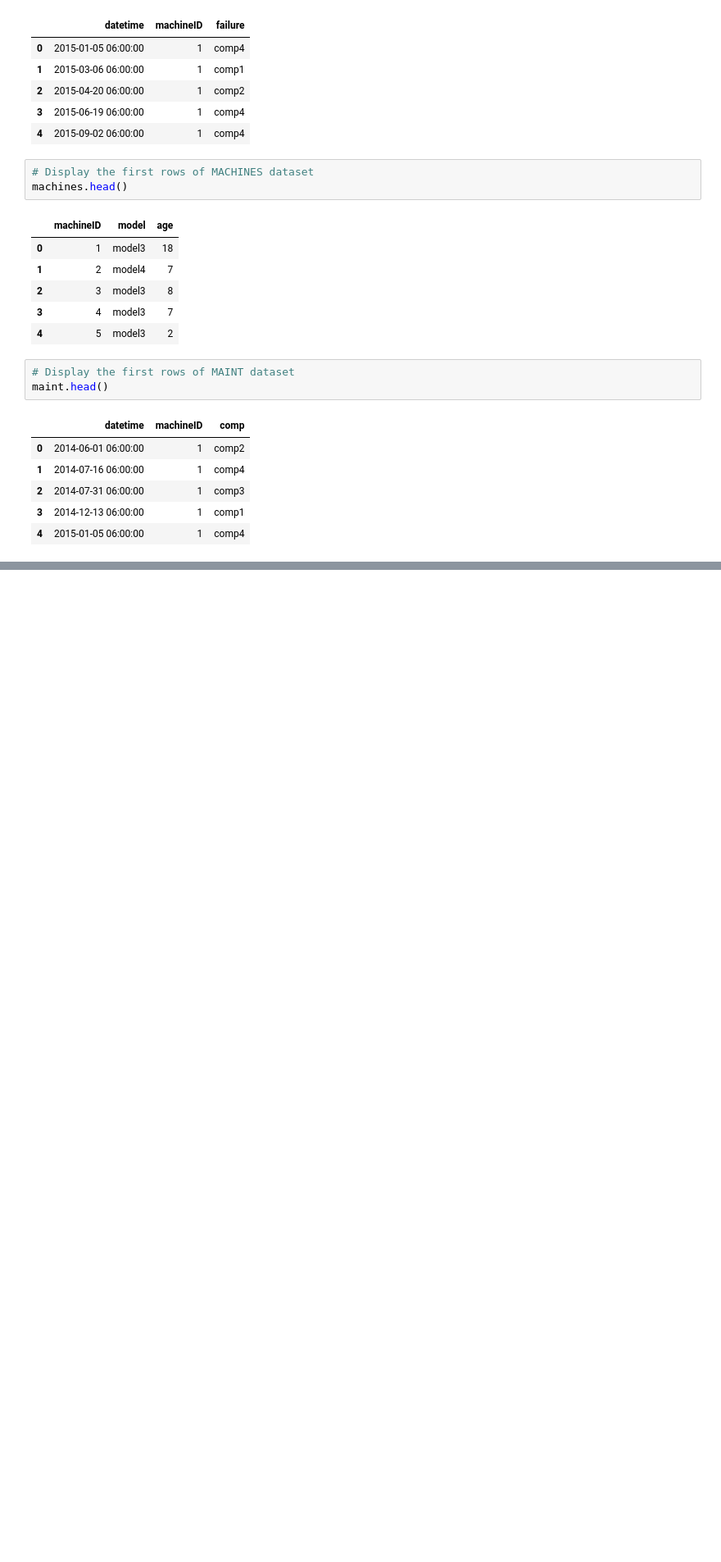
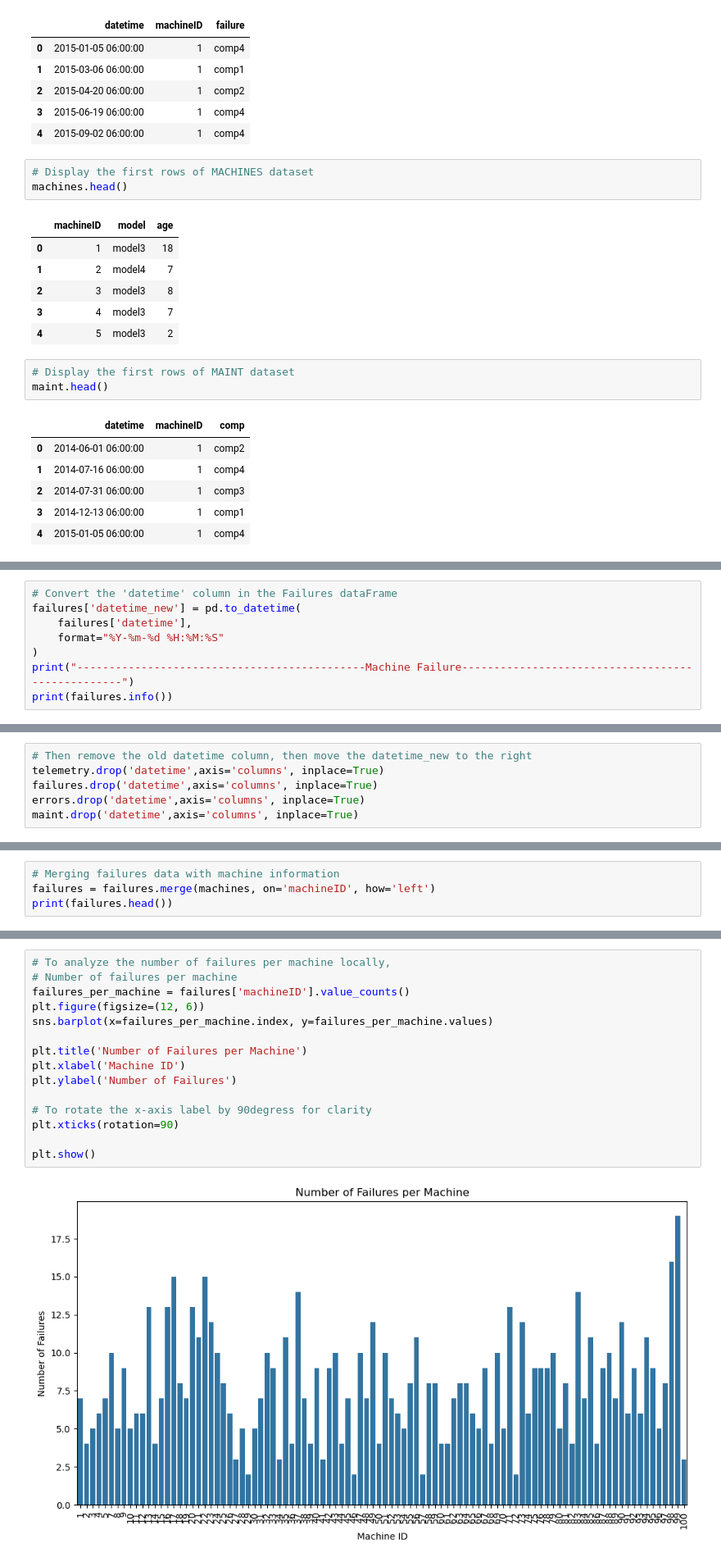
Before and after one commit to Femiux/Predictive_Maintenance, a Jupyter notebook: models/MY_MODEL.ipynb, the cells around one changed output, grey strips where cells are left out. Shown at 82% size. Drawn from its saved outputs; the diff is of its cells as text; blank space fills up the shorter version.

```diff
--- a/models/MY_MODEL.ipynb
+++ b/models/MY_MODEL.ipynb
@@ -62,0 +89,8 @@ maint.head()
+# %%
+# Convert the 'datetime' column in the Failures dataFrame
+failures['datetime_new'] = pd.to_datetime(
+    failures['datetime'],
+    format="%Y-%m-%d %H:%M:%S"
+)
+print("---------------------------------------------Machine Failure--------------------------------------------------")
+print(failures.info())
@@ -63 +164,7 @@ maint.head()
+# %%
+# Then remove the old datetime column, then move the datetime_new to the right
+telemetry.drop('datetime',axis='columns', inplace=True)
+failures.drop('datetime',axis='columns', inplace=True)
+errors.drop('datetime',axis='columns', inplace=True)
+maint.drop('datetime',axis='columns', inplace=True)
 # %%
@@ -80,0 +223,4 @@ print(telemetry.head())
+# %%
+# Merging failures data with machine information
+failures = failures.merge(machines, on='machineID', how='left')
+print(failures.head())
@@ -80,0 +477,17 @@ print(telemetry.head())
+# %%
+# To analyze the number of failures per machine locally,
+# Number of failures per machine
+failures_per_machine = failures['machineID'].value_counts()
+plt.figure(figsize=(12, 6))
+sns.barplot(x=failures_per_machine.index, y=failures_per_machine.values)
+
+plt.title('Number of Failures per Machine')
+plt.xlabel('Machine ID')
+plt.ylabel('Number of Failures')
+
+# To rotate the x-axis label by 90degress for clarity
+plt.xticks(rotation=90)
+
+plt.show()
+# %% [output]
+[figure, added]
```
Also changed, not shown: parts of 45 cells of this notebook.
